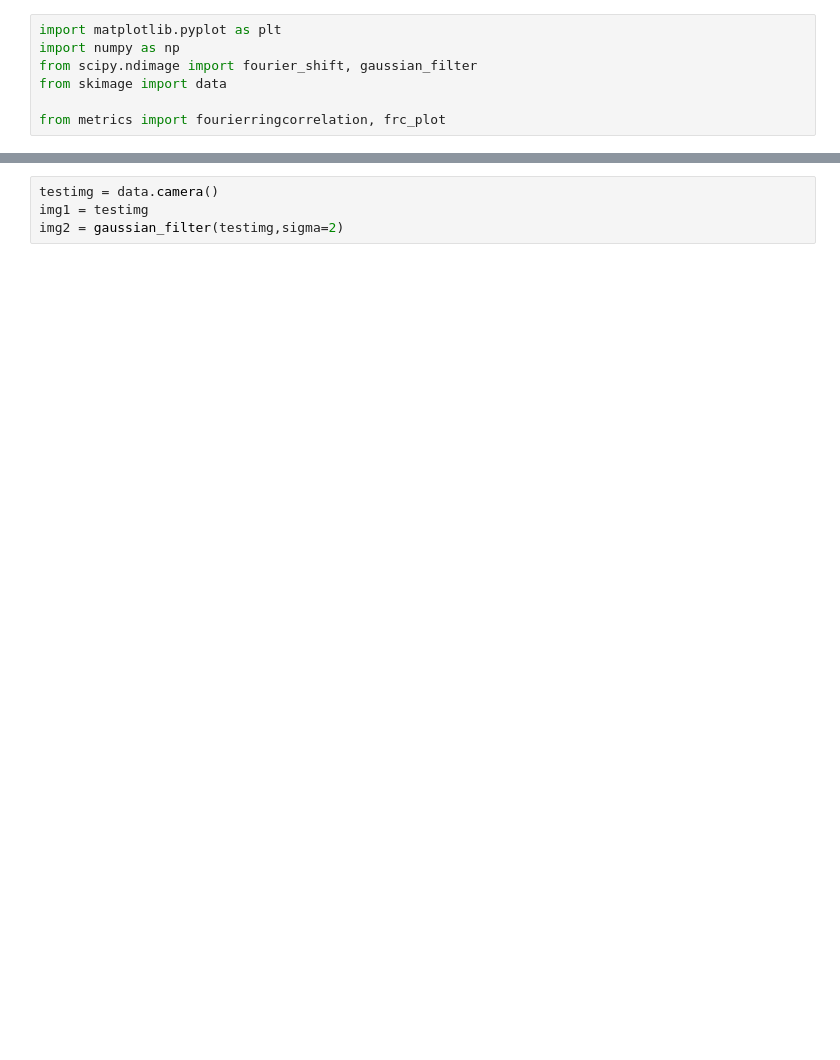
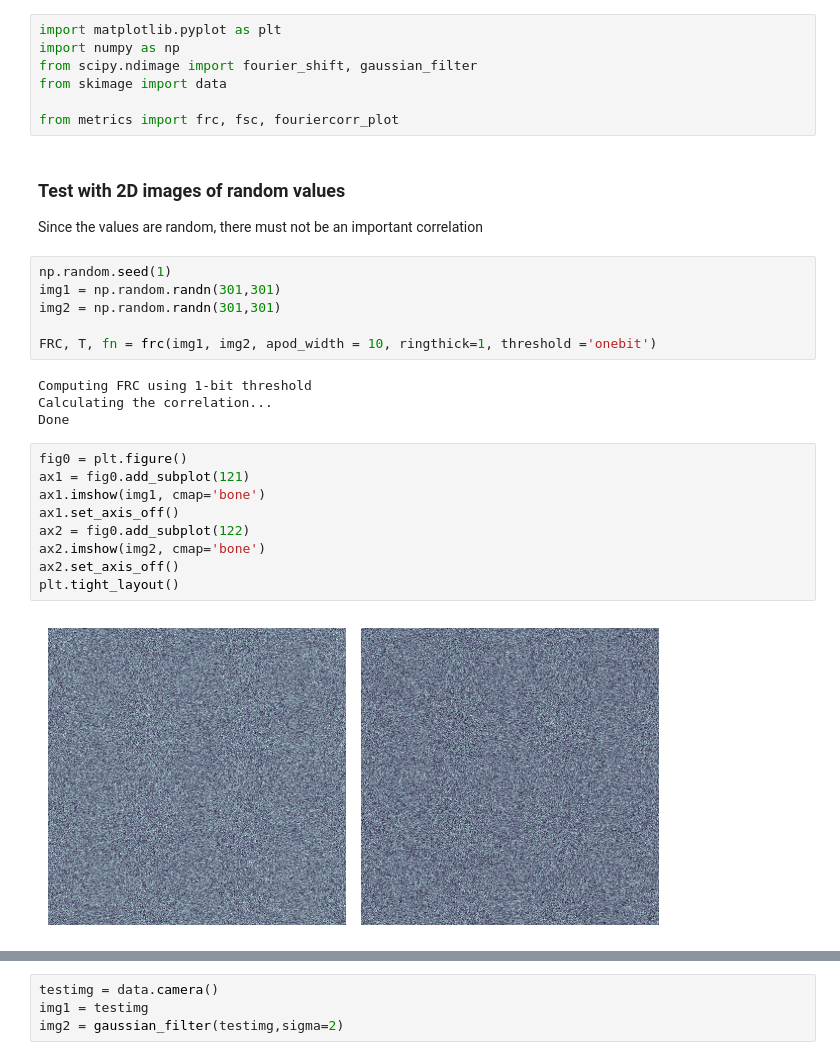
Before and after one commit to ptycho/ptypy, a Jupyter notebook: ptypy/utils/test_FRC.ipynb, the cells around one changed output, grey strips where cells are left out. Drawn from its saved outputs; the diff is of its cells as text; blank space fills up the shorter version.

```diff
--- a/ptypy/utils/test_FRC.ipynb
+++ b/ptypy/utils/test_FRC.ipynb
@@ -4,4 +4,28 @@ import numpy as np
 from scipy.ndimage import fourier_shift, gaussian_filter
 from skimage import data
 
-from metrics import fourierringcorrelation, frc_plot
+from metrics import frc, fsc, fouriercorr_plot
+# %% [markdown]
+### Test with 2D images of random values
+Since the values are random, there must not be an important correlation
+# %%
+np.random.seed(1)
+img1 = np.random.randn(301,301)
+img2 = np.random.randn(301,301)
+
+FRC, T, fn = frc(img1, img2, apod_width = 10, ringthick=1, threshold ='onebit')
+# %% [output]
+Computing FRC using 1-bit threshold
+Calculating the correlation...
+Done
+# %%
+fig0 = plt.figure()
+ax1 = fig0.add_subplot(121)
+ax1.imshow(img1, cmap='bone')
+ax1.set_axis_off()
+ax2 = fig0.add_subplot(122)
+ax2.imshow(img2, cmap='bone')
+ax2.set_axis_off()
+plt.tight_layout()
+# %% [output]
+[figure, added]
```
Also changed, not shown: parts of 15 cells of this notebook, 1 other file.
